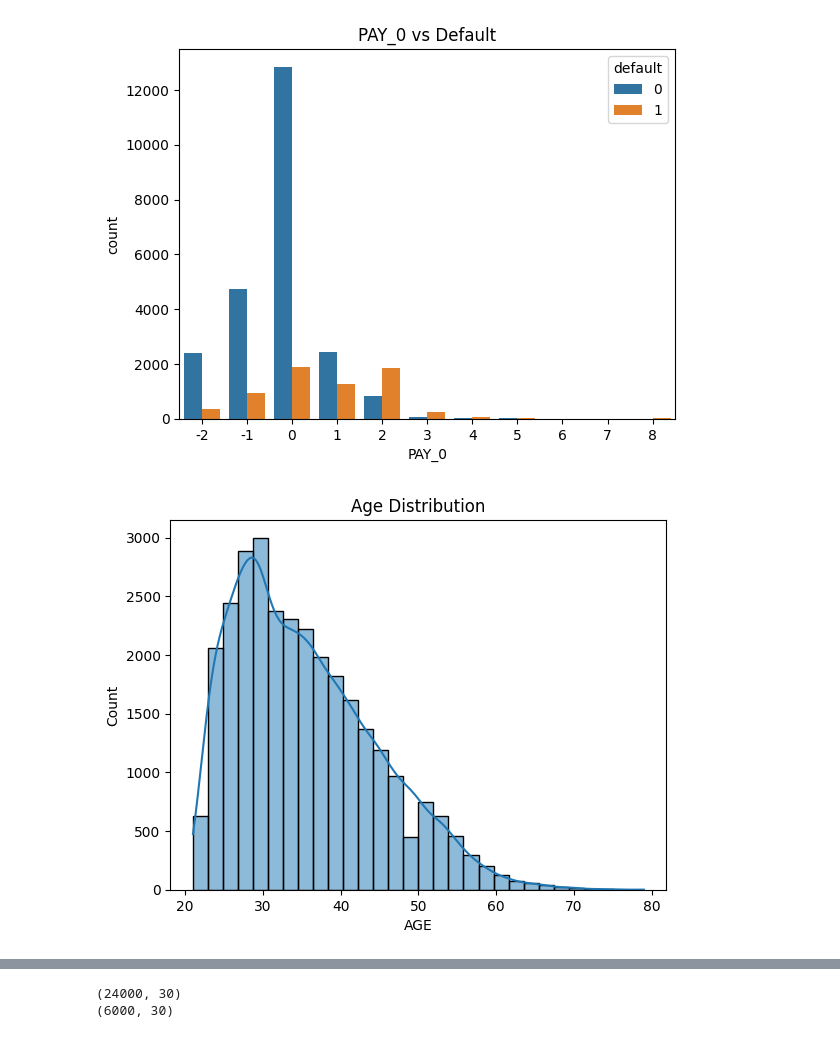
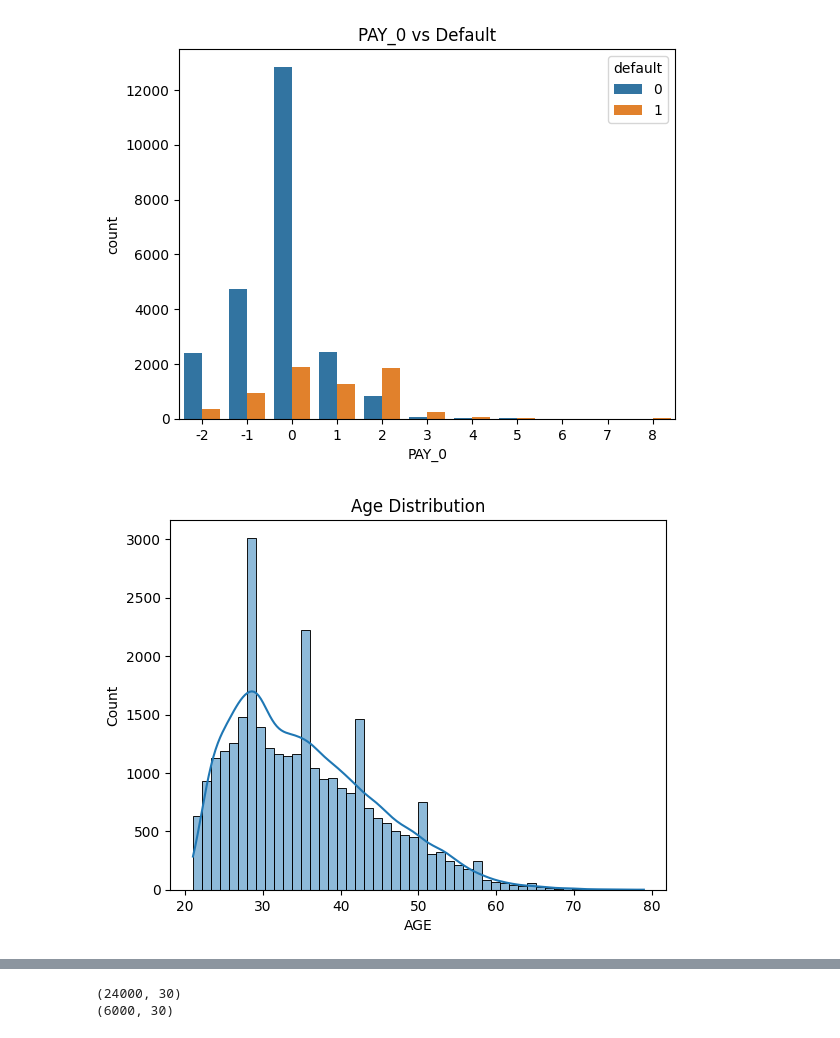
Before and after one commit to Ahmed-Ayman-2825/Data-Computation, a Jupyter notebook: project/porject.ipynb, the cells around one changed output, grey strips where cells are left out. Saved outputs shown, nothing was run; the diff lists cells and outputs as text; code cells hidden in the pictures.

```diff
--- a/project/porject.ipynb
+++ b/project/porject.ipynb
@@ -119,11 +147,11 @@ plt.show()
 # %% [output]
 [figure]
 # %%
-sns.histplot(df['AGE'], bins=30, kde=True)
+sns.histplot(df['AGE'], bins=50, kde=True)
 plt.title("Age Distribution")
 plt.show()
 # %% [output]
-[figure, old version]
+[figure, new version]
 # %%
 corr_target = df.corr()['default'].sort_values(ascending=False)
 print(corr_target)
```
Also changed, not shown: parts of 3 cells of this notebook, 1 other file.
